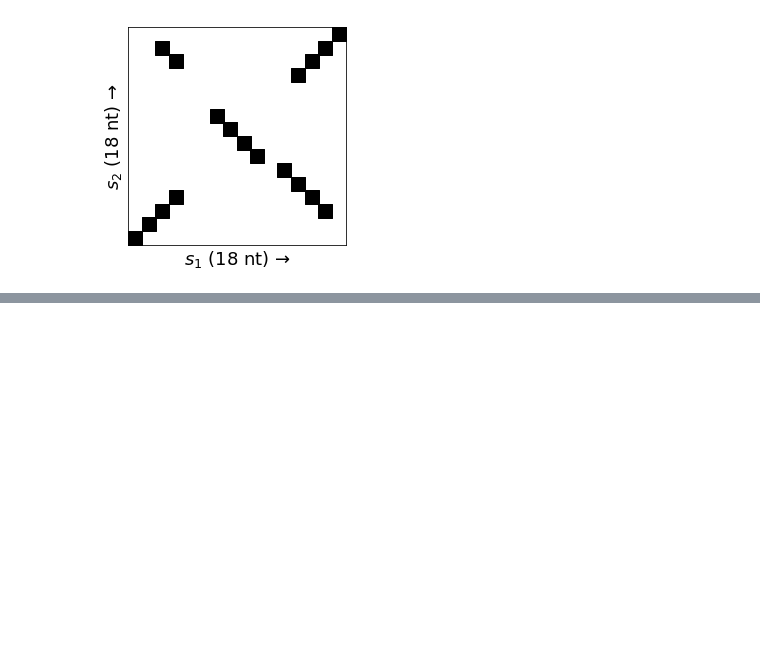
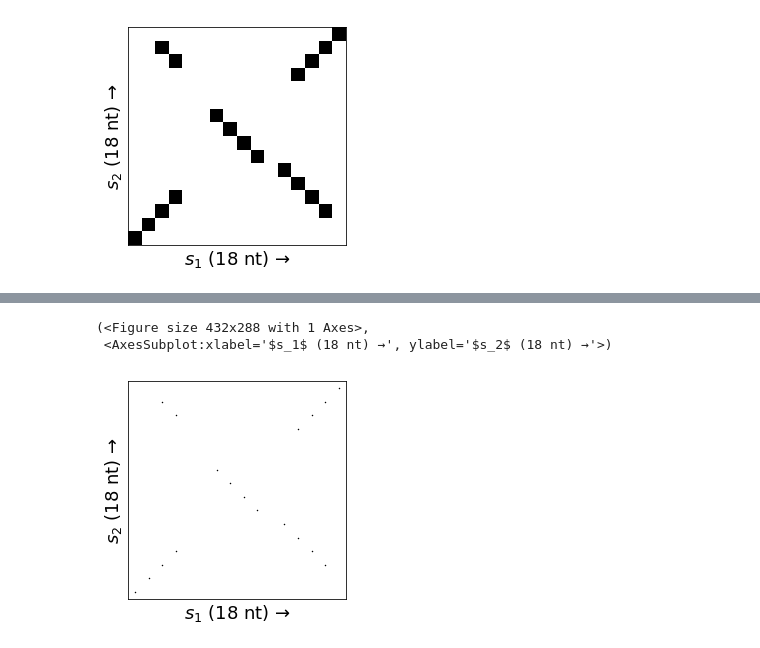
Before and after one commit to fedarko/wotplot, a Jupyter notebook: docs/Tutorial.ipynb, the cells around one changed output, grey strips where cells are left out. Cells and saved outputs as stored; diff of their text form; code cells hidden in the pictures; blank space fills up the shorter version.

Commit message:
ENH/DOC: better visualizations of sparse matrices
closes #5. not super happy about having viz_imshow() and viz_spy()
be two separate functions, but oh well

```diff
--- a/docs/Tutorial.ipynb
+++ b/docs/Tutorial.ipynb
@@ -94,0 +117,6 @@ fig.savefig("example_dotplot.png", bbox_inches="tight")
+# %%
+wotplot.viz_spy(m)
+# %% [output]
+(<Figure size 432x288 with 1 Axes>,
+ <AxesSubplot:xlabel='$s_1$ (18 nt) →', ylabel='$s_2$ (18 nt) →'>)
+[figure, added]
```
Also changed, not shown: parts of 27 cells of this notebook, 4 other files.
